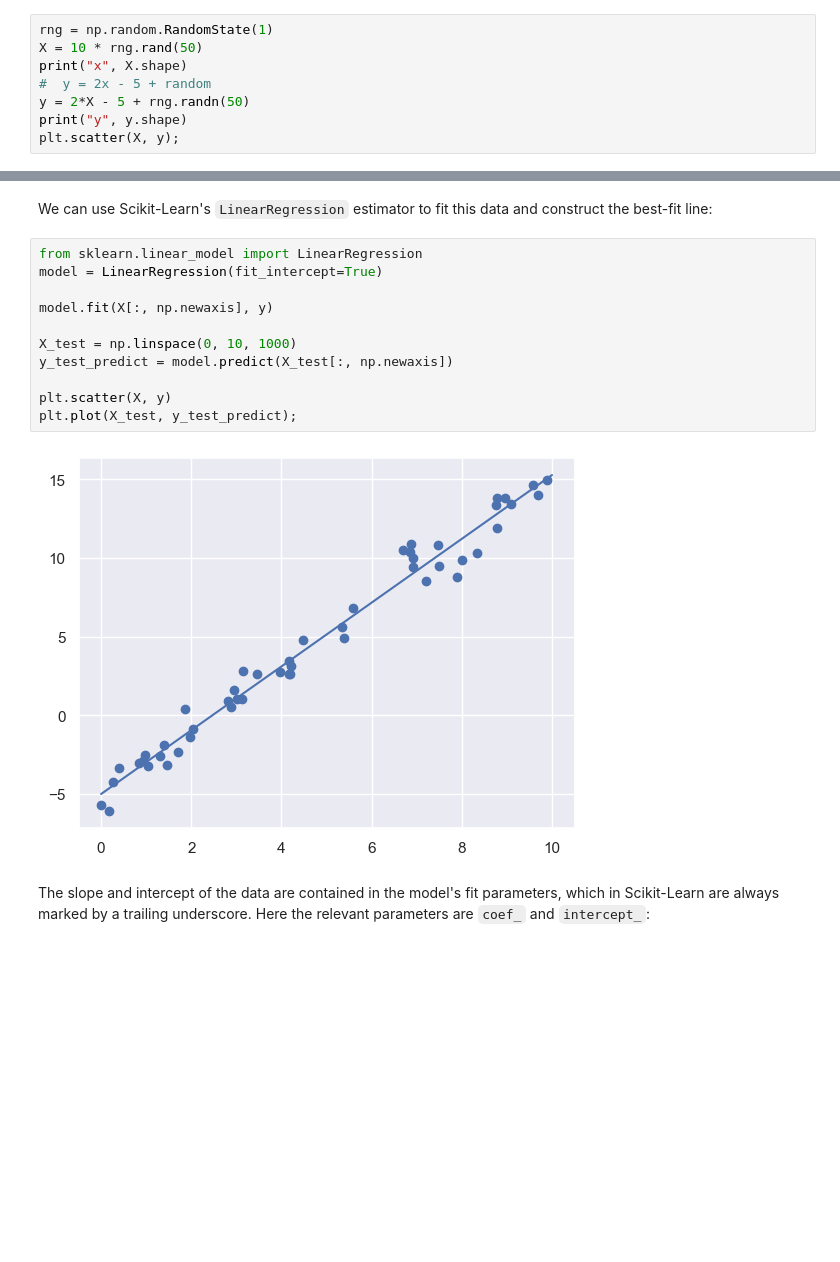
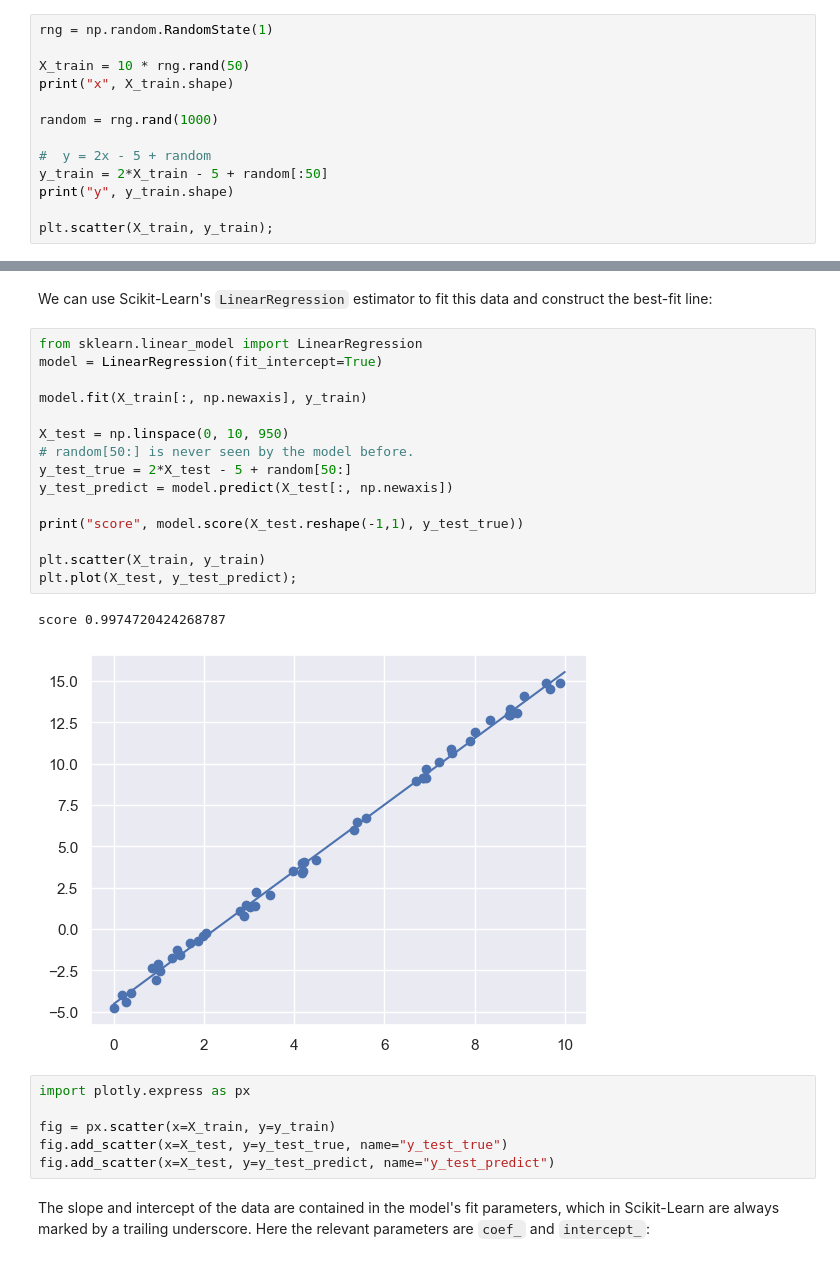
Before and after one commit to jasonrichdarmawan/hacktiv8-ftds-fase0, a Jupyter notebook: x_fase1/week01_day03/am/P1W1D3AM_Linear_Regression.ipynb, the cells around one changed output, grey strips where cells are left out. Cells and saved outputs as stored; diff of their text form; blank space fills up the shorter version.

Commit message:
add plotly

```diff
--- a/x_fase1/week01_day03/am/P1W1D3AM_Linear_Regression.ipynb
+++ b/x_fase1/week01_day03/am/P1W1D3AM_Linear_Regression.ipynb
@@ -24,12 +24,17 @@ where $a$ is commonly known as the *slope*, and $b$ is commonly known as the *in
 Consider the following data, which is scattered about a line with a slope of 2 and an intercept of -5:
 # %%
 rng = np.random.RandomState(1)
-X = 10 * rng.rand(50)
-print("x", X.shape)
+
+X_train = 10 * rng.rand(50)
+print("x", X_train.shape)
+
+random = rng.rand(1000)
+
 #  y = 2x - 5 + random
-y = 2*X - 5 + rng.randn(50)
-print("y", y.shape)
-plt.scatter(X, y);
+y_train = 2*X_train - 5 + random[:50]
+print("y", y_train.shape)
+
+plt.scatter(X_train, y_train);
 # %% [output]
 x (50,)
 y (50,)
@@ -39,16 +44,27 @@ We can use Scikit-Learn's ``LinearRegression`` estimator to fit this data and co
 # %%
 from sklearn.linear_model import LinearRegression
 model = LinearRegression(fit_intercept=True)
 
-model.fit(X[:, np.newaxis], y)
+model.fit(X_train[:, np.newaxis], y_train)
 
-X_test = np.linspace(0, 10, 1000)
+X_test = np.linspace(0, 10, 950)
+# random[50:] is never seen by the model before.
+y_test_true = 2*X_test - 5 + random[50:]
 y_test_predict = model.predict(X_test[:, np.newaxis])
 
-plt.scatter(X, y)
+print("score", model.score(X_test.reshape(-1,1), y_test_true))
+
+plt.scatter(X_train, y_train)
 plt.plot(X_test, y_test_predict);
 # %% [output]
+score 0.9974720424268787
-[figure, old version]
+[figure, new version]
+# %%
+import plotly.express as px
+
+fig = px.scatter(x=X_train, y=y_train)
+fig.add_scatter(x=X_test, y=y_test_true, name="y_test_true")
+fig.add_scatter(x=X_test, y=y_test_predict, name="y_test_predict")
 # %% [markdown]
 The slope and intercept of the data are contained in the model's fit parameters, which in Scikit-Learn are always marked by a trailing underscore.
 Here the relevant parameters are ``coef_`` and ``intercept_``:
```
Also changed, not shown: parts of 2 cells of this notebook.
